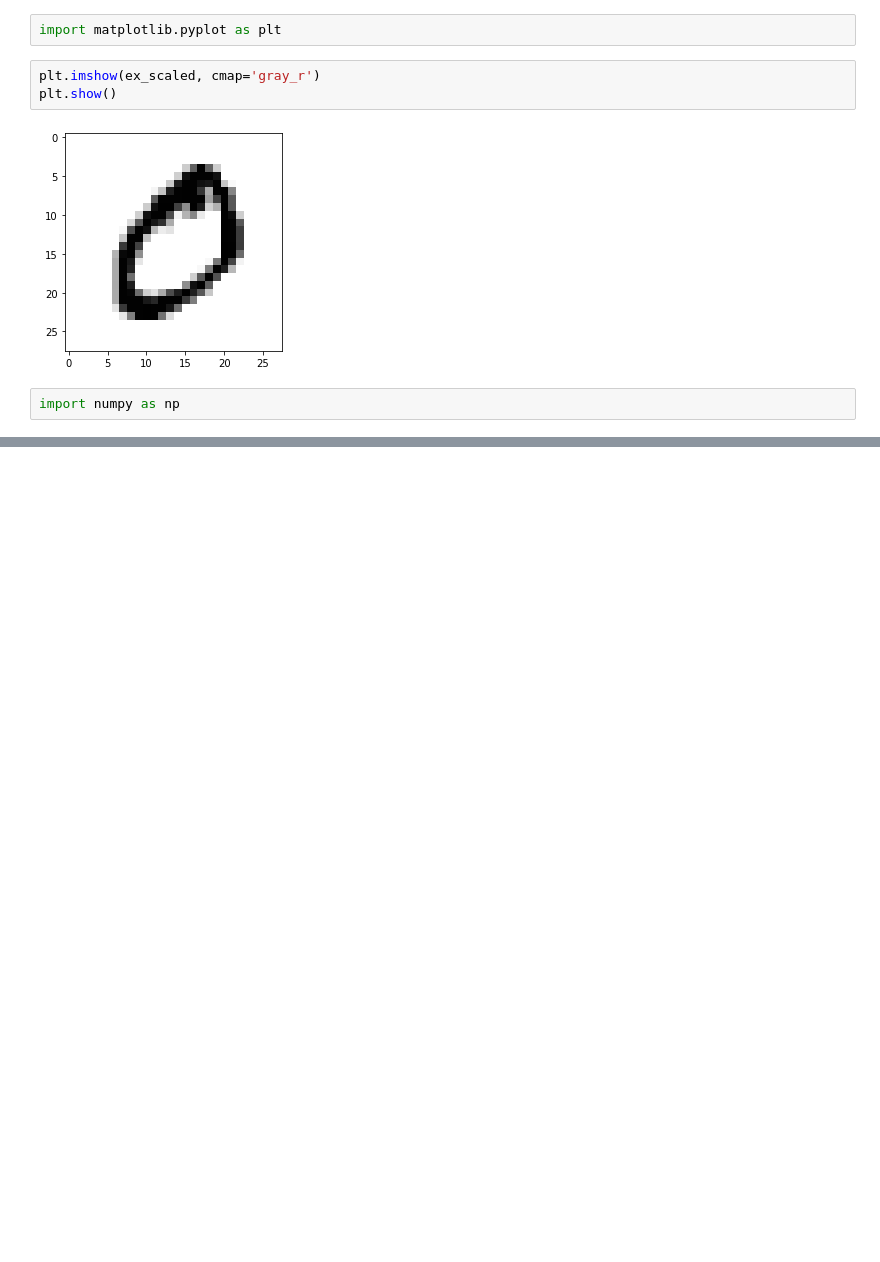
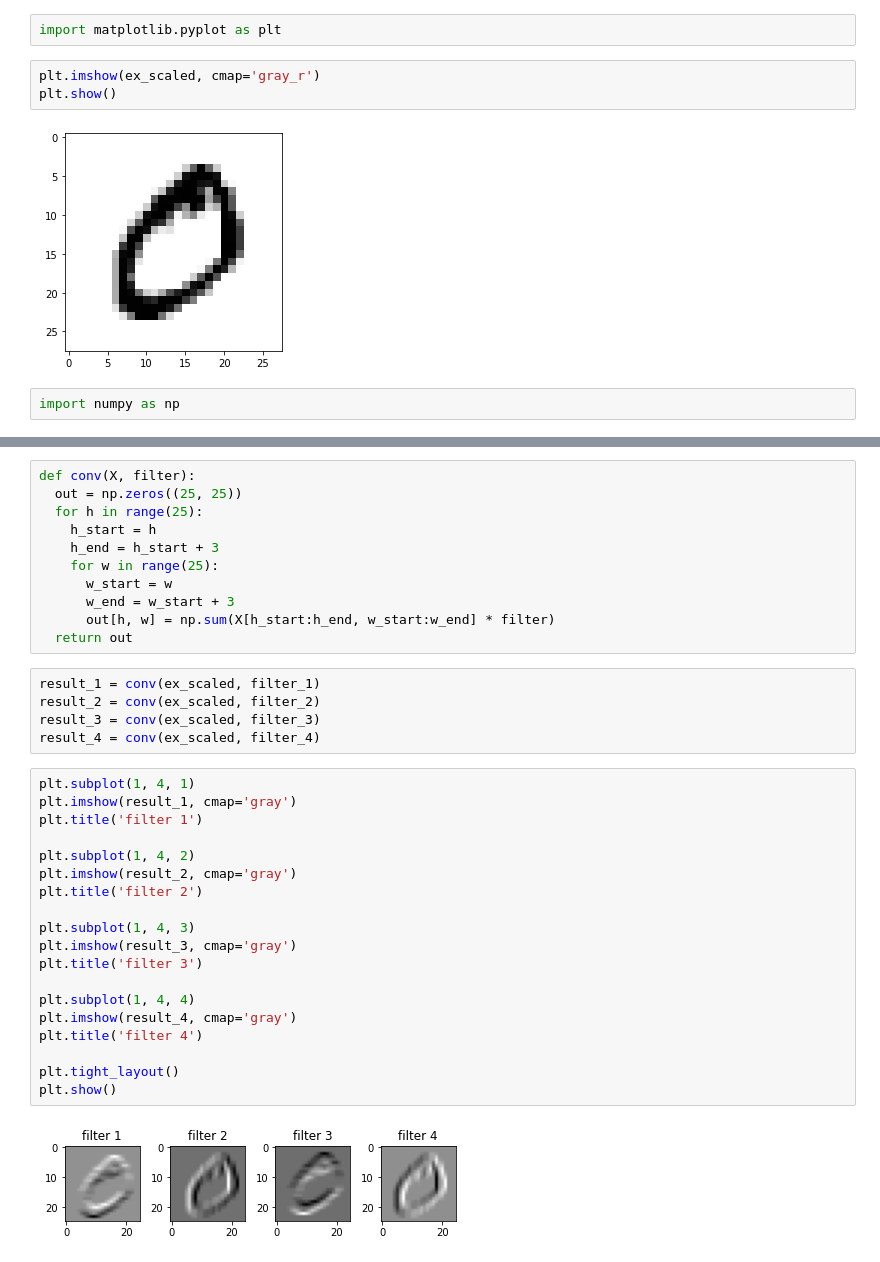
Before and after one commit to ynkim0/study, a Jupyter notebook: convolusion.ipynb, the cells around one changed output, grey strips where cells are left out. Cells and saved outputs as stored; diff of their text form; blank space fills up the shorter version.

```diff
--- a/convolusion.ipynb
+++ b/convolusion.ipynb
@@ -44,0 +87,37 @@ filter = np.array([[1,1,1],[0,0,0],[0.5,0.5,0.5]])
+# %%
+def conv(X, filter):
+  out = np.zeros((25, 25))
+  for h in range(25):
+    h_start = h
+    h_end = h_start + 3
+    for w in range(25):
+      w_start = w
+      w_end = w_start + 3
+      out[h, w] = np.sum(X[h_start:h_end, w_start:w_end] * filter)
+  return out
+# %%
+result_1 = conv(ex_scaled, filter_1)
+result_2 = conv(ex_scaled, filter_2)
+result_3 = conv(ex_scaled, filter_3)
+result_4 = conv(ex_scaled, filter_4)
+# %%
+plt.subplot(1, 4, 1)
+plt.imshow(result_1, cmap='gray')
+plt.title('filter 1')
+
+plt.subplot(1, 4, 2)
+plt.imshow(result_2, cmap='gray')
+plt.title('filter 2')
+
+plt.subplot(1, 4, 3)
+plt.imshow(result_3, cmap='gray')
+plt.title('filter 3')
+
+plt.subplot(1, 4, 4)
+plt.imshow(result_4, cmap='gray')
+plt.title('filter 4')
+
+plt.tight_layout()
+plt.show()
+# %% [output]
+[figure, added]
```
Also changed, not shown: parts of 7 cells of this notebook.
